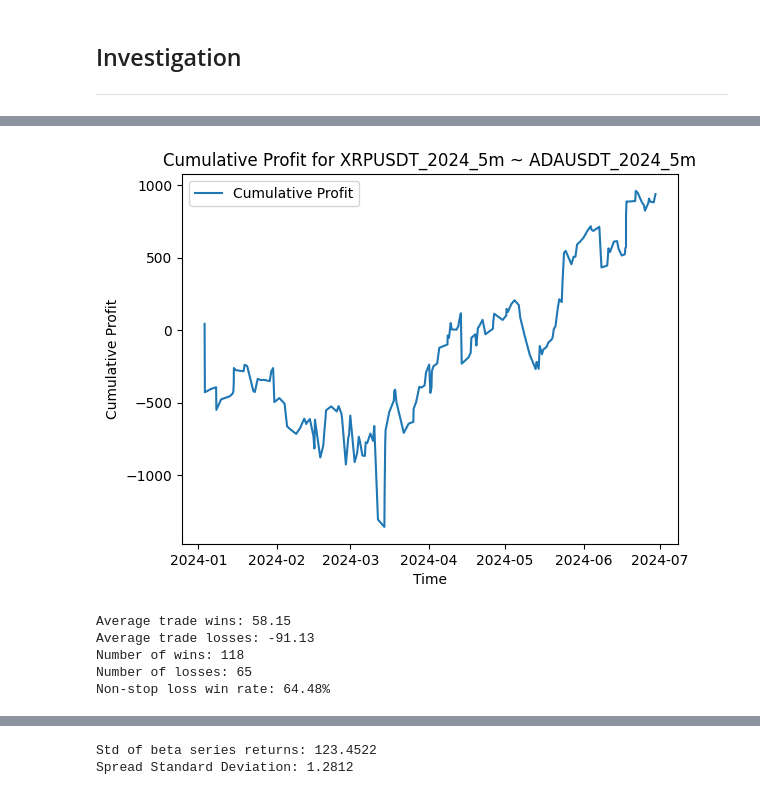
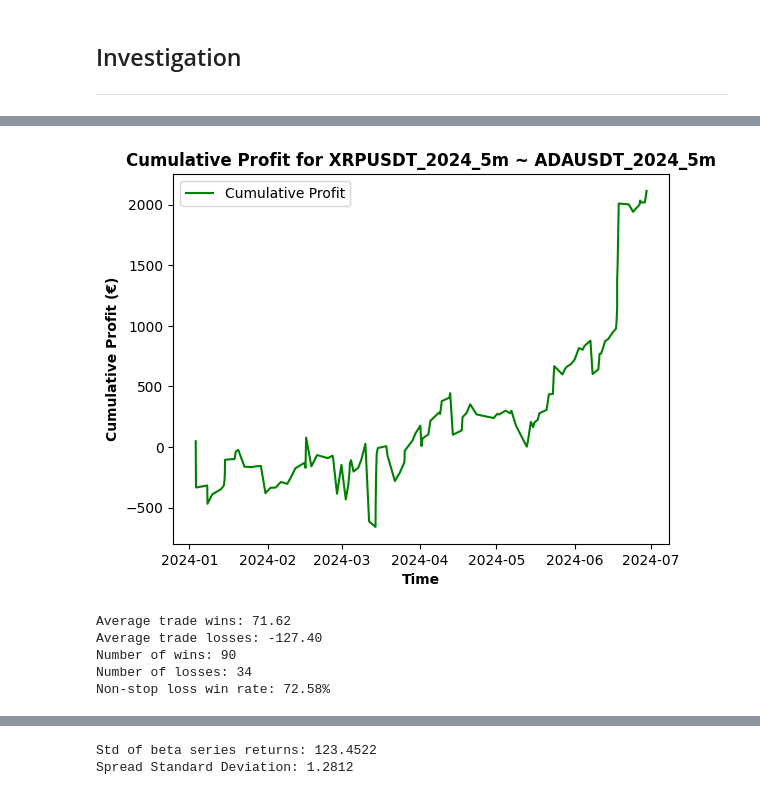
Before and after one commit to alexandrosdp/PairsTrading, a Jupyter notebook: leg_reversion.ipynb, the cells around one changed output, grey strips where cells are left out. Saved outputs shown, nothing was run; the diff lists cells and outputs as text; code cells hidden in the pictures.

```diff
--- a/leg_reversion.ipynb
+++ b/leg_reversion.ipynb
@@ -59,7 +63,7 @@ prices = prices[['XRPUSDT_2024_5m', 'ADAUSDT_2024_5m']]
 # %%
 #Params:
 window_size = 288 # It seems like as this increases, the percent absolute delta beta error decreases!
-entry_threshold= 2.5 #3 was prev
+entry_threshold= 3 #3 was prev
 exit_threshold= 0
 stop_loss_threshold = 100
 # %% [markdown]
@@ -89,7 +93,7 @@ Win rate: 1.00
 # %%
 initial_capital = 10_000.0
 #tx_cost= 0.00031 #0.031% transaction cost
-tx_cost= 0.00025 #0.025% transaction cost #Binance level 5 Maker Cost
+tx_cost= 0.000 #0.025% transaction cost #Binance level 5 Maker Cost
 
 trade_profits, net_trade_profits_S1, net_trade_profits_S2,cumulative_profit_series, entry_times, exit_times = simulate_strategy_trade_pnl(trade_entries, trade_exits, initial_capital, beta_series, tx_cost)
 # %% [output]
@@ -113,17 +108,17 @@ Dual leg trade profit rate: 21.31%
 # %%
-plt.plot(cumulative_profit_series, label='Cumulative Profit')
-plt.title(f"Cumulative Profit for {sym1} ~ {sym2}")
-plt.xlabel('Time')
-plt.ylabel('Cumulative Profit')
+plt.plot(cumulative_profit_series, label='Cumulative Profit', color = 'green')
+plt.title(f"Cumulative Profit for {sym1} ~ {sym2}", fontweight='bold')
+plt.xlabel('Time', fontweight='bold')
+plt.ylabel('Cumulative Profit (€)' , fontweight='bold')
 plt.legend()
 
 #Save the plot to the results folder for this pair. Create the folder if it doesn't exist.
 if not os.path.exists(f"results/{sym1}_{sym2}"):
     os.makedirs(f"results/{sym1}_{sym2}")
 #Save the plot
 plt.savefig(f"results/{sym1}_{sym2}/cumulative_profit.png", dpi=300)
 # %% [output]
-[figure, old version]
+[figure, new version]
 # %%
 #Compute non-stop loss win rate
 
@@ -141,8 +136,8 @@ if(stop_loss_threshold > 50):
     print(f"Number of losses: {len(trade_losses)}")
     print(f"Non-stop loss win rate: {non_stop_loss_win_rate:.2f}%")
 # %% [output]
-Average trade wins: 58.15
-Average trade losses: -91.13
-Number of wins: 118
-Number of losses: 65
-Non-stop loss win rate: 64.48%
+Average trade wins: 71.62
+Average trade losses: -127.40
+Number of wins: 90
+Number of losses: 34
+Non-stop loss win rate: 72.58%
```
Also changed, not shown: parts of 17 cells of this notebook, 21 other files.
